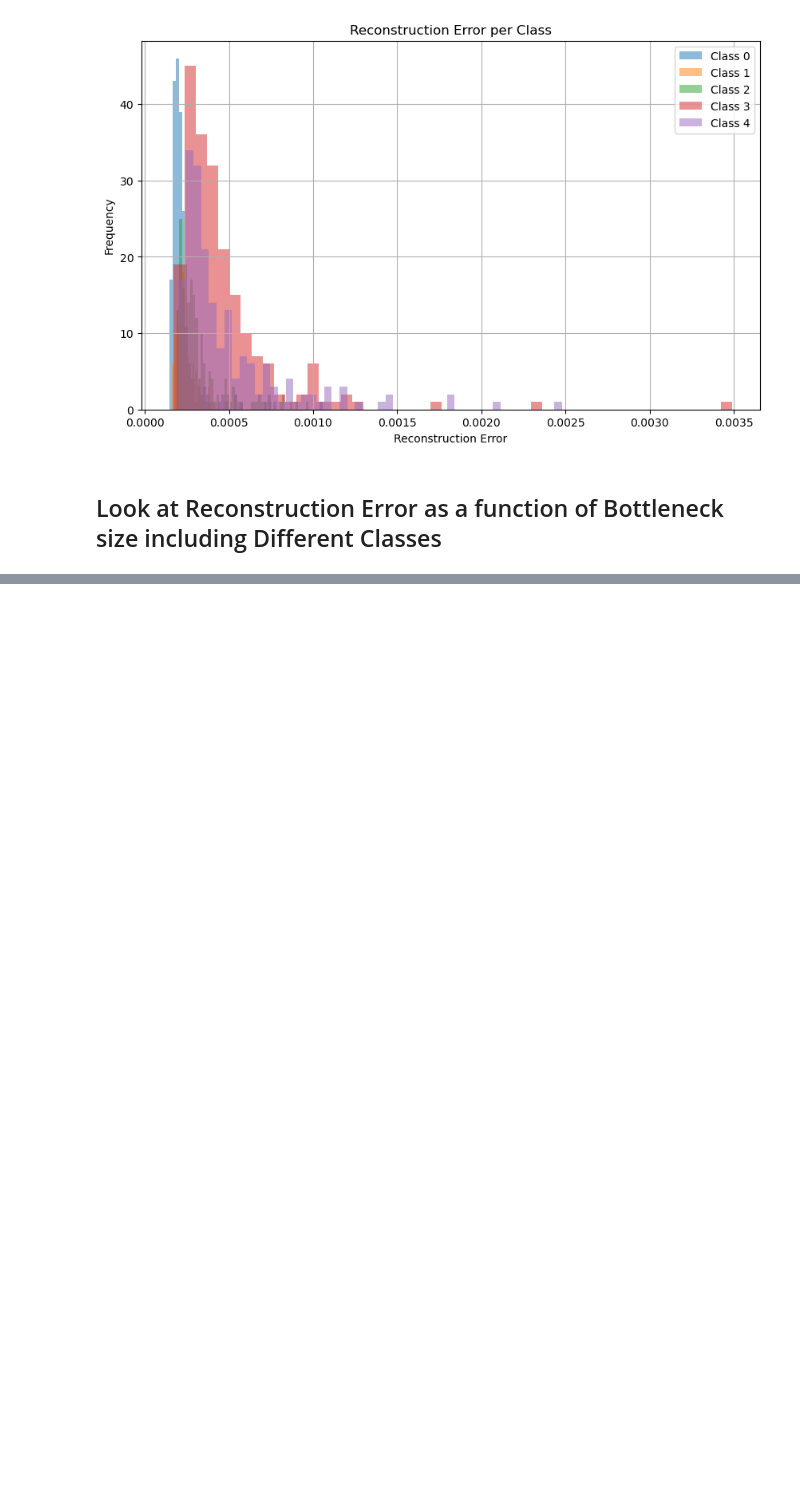
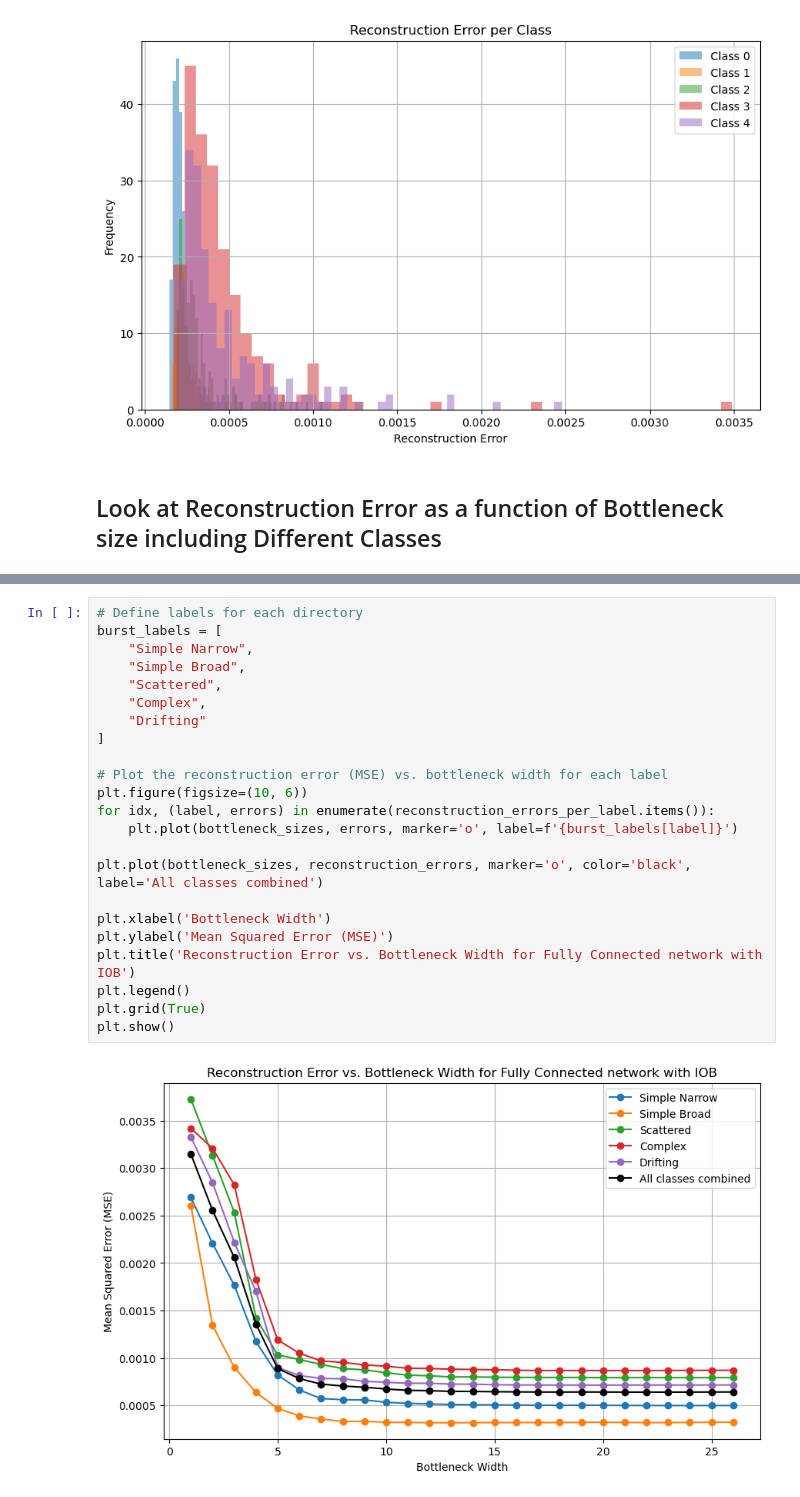
Before and after one commit to SRON-API-DataMagic/Rep_Learn_FRB, a Jupyter notebook: FFIOB.ipynb, the cells around one changed output, grey strips where cells are left out. Cells and saved outputs as stored; diff of their text form; blank space fills up the shorter version.

```diff
--- a/FFIOB.ipynb
+++ b/FFIOB.ipynb
@@ -513,0 +484,25 @@ plt.show()
+# %%
+# Define labels for each directory
+burst_labels = [
+    "Simple Narrow",
+    "Simple Broad",
+    "Scattered",
+    "Complex",
+    "Drifting"
+]
+
+# Plot the reconstruction error (MSE) vs. bottleneck width for each label
+plt.figure(figsize=(10, 6))
+for idx, (label, errors) in enumerate(reconstruction_errors_per_label.items()):
+    plt.plot(bottleneck_sizes, errors, marker='o', label=f'{burst_labels[label]}')
+
+plt.plot(bottleneck_sizes, reconstruction_errors, marker='o', color='black', label='All classes combined')
+
+plt.xlabel('Bottleneck Width')
+plt.ylabel('Mean Squared Error (MSE)')
+plt.title('Reconstruction Error vs. Bottleneck Width for Fully Connected network with IOB')
+plt.legend()
+plt.grid(True)
+plt.show()
+# %% [output]
+[figure, added]
```
Also changed, not shown: parts of 3 cells of this notebook.
